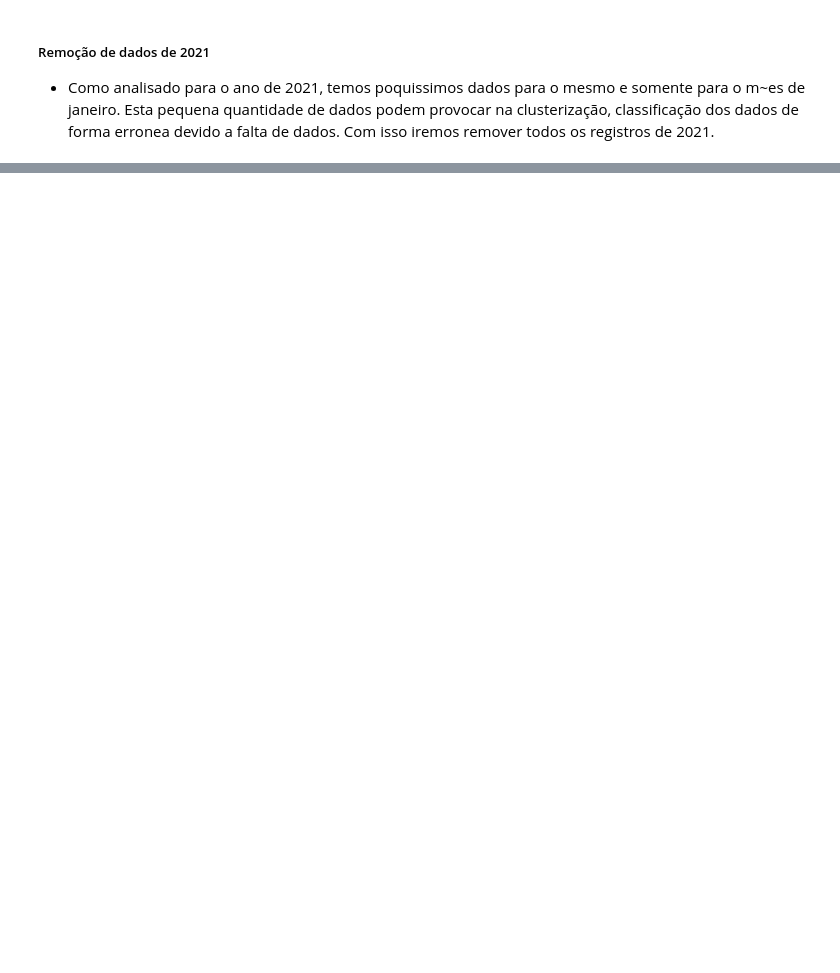
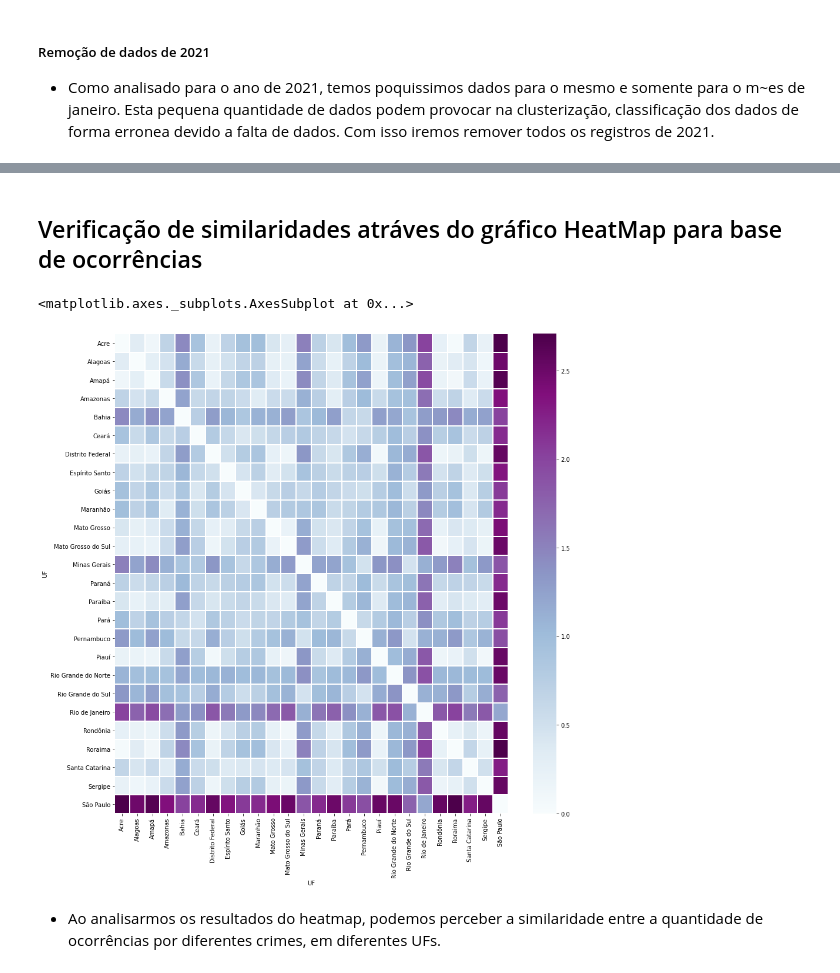
Before and after one commit to matheusnalmeida/An-lise-de-dados-criminais-Sinesp, a Jupyter notebook: Trabalho_Prático_2_Analisando_dados_criminais.ipynb, the cells around one changed output, grey strips where cells are left out. Saved outputs shown, nothing was run; the diff lists cells and outputs as text; code cells hidden in the pictures; blank space fills up the shorter version.

Commit message:
Finalizando implementação da clusterização para a base de ocorrências e vítimas.

```diff
--- a/Trabalho_Prático_2_Analisando_dados_criminais.ipynb
+++ b/Trabalho_Prático_2_Analisando_dados_criminais.ipynb
@@ -175,12 +152,0 @@ dados_vitimas.head()
-# %%
-# Ocorrências
-float_array = dados_ocorrencias['Ocorrências'].values
-min_max_scaler = preprocessing.MinMaxScaler()
-scaled_array = min_max_scaler.fit_transform(float_array[:, np.newaxis])
-dados_ocorrencias['Ocorrências'] = scaled_array
-
-# Vítimas
-float_array = dados_vitimas['Vítimas'].values
-min_max_scaler = preprocessing.MinMaxScaler()
-scaled_array = min_max_scaler.fit_transform(float_array[:, np.newaxis])
-dados_vitimas['Vítimas'] = scaled_array
@@ -221,8 +157,8 @@ Name: Vítimas, Length: 5458, dtype: float64
 # %%
 # Removendo dados de 2021 das bases de vitimas e ocorrências
 
-dados_ocorrencias = dados_ocorrencias.drop(dados_ocorrencias[dados_ocorrencias.Ano == 2021].index)
-dados_vitimas = dados_vitimas.drop(dados_vitimas[dados_vitimas.Ano == 2021].index)
+#dados_ocorrencias = dados_ocorrencias.drop(dados_ocorrencias[dados_ocorrencias.Ano == 2021].index)
+#dados_vitimas = dados_vitimas.drop(dados_vitimas[dados_vitimas.Ano == 2021].index)
 # %%
 dados_ocorrencias.Ano.unique()
 # %% [output]
@@ -233,0 +251,11 @@ array([2015, 2016, 2017, 2018, 2019, 2020])
+# %%
+# Normalização dos valores da base de ocorrências
+normalize_columns_ocorrencias = dataset_transform_ocorrencias.columns[0:-1]
+
+for column in normalize_columns_ocorrencias:
+  float_array = dataset_transform_ocorrencias[column].values
+  min_max_scaler = preprocessing.MinMaxScaler()
+  scaled_array = min_max_scaler.fit_transform(float_array[:, np.newaxis])
+  dataset_transform_ocorrencias[column] = scaled_array
+
+dataset_transform_ocorrencias.head()
@@ -233,0 +287,2 @@ array([2015, 2016, 2017, 2018, 2019, 2020])
+# %% [markdown]
+## Verificação de similaridades atráves do gráfico HeatMap para base de ocorrências
@@ -233,0 +291,20 @@ array([2015, 2016, 2017, 2018, 2019, 2020])
+# %%
+crime_columns_ocorrencias = dataset_transform_ocorrencias.columns[0:-1]
+
+dataframe_dist = pd.DataFrame(
+    squareform(pdist(dataset_transform_ocorrencias[crime_columns_ocorrencias], metric='euclidean')),
+    columns = dataset_transform_ocorrencias.UF,
+    index = dataset_transform_ocorrencias.UF
+)
+# %%
+plt.figure(figsize=(15,15))
+sns.heatmap(
+    dataframe_dist,
+    cmap='BuPu',
+    linewidth=1
+)
+# %% [output]
+<matplotlib.axes._subplots.AxesSubplot at 0x...>
+[figure, added]
+# %% [markdown]
+- Ao analisarmos os resultados do heatmap, podemos perceber a similaridade entre a quantidade de ocorrências por diferentes crimes, em diferentes UFs.
```
Also changed, not shown: parts of 36 cells of this notebook.
